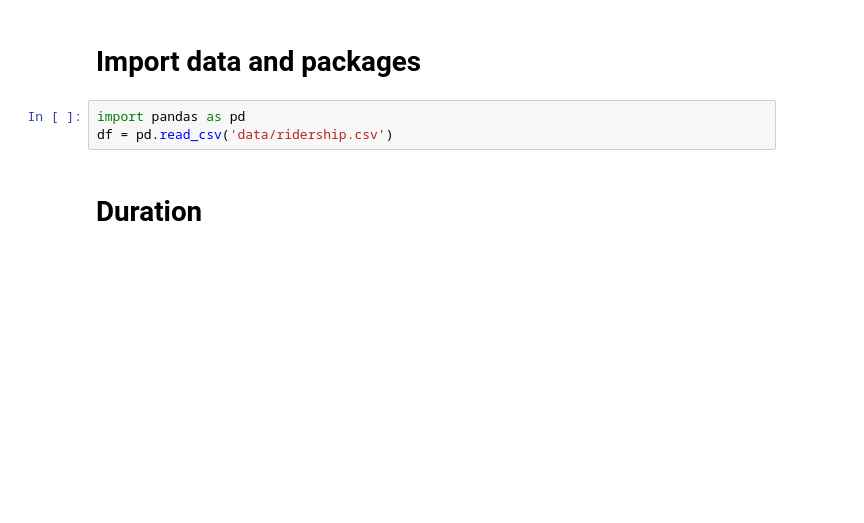
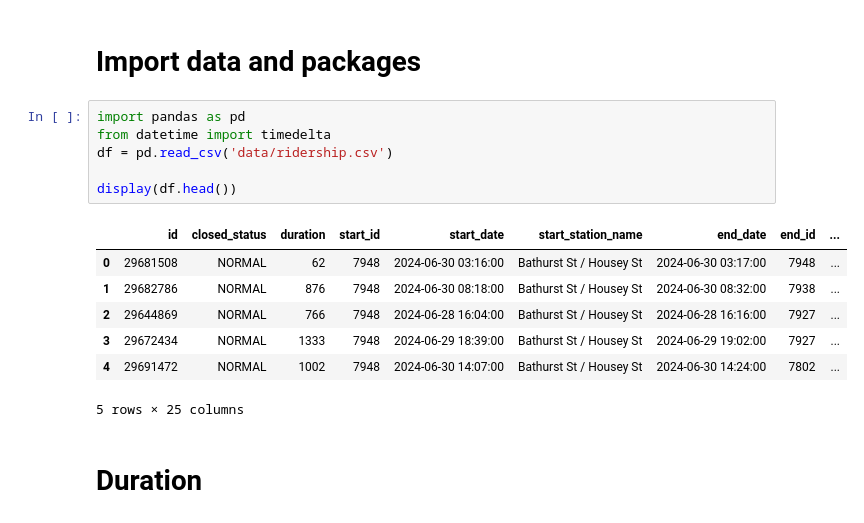
Before and after one commit to schoolofcities/bike-share-toronto, a Jupyter notebook: data-preparation/efit/aggregate.ipynb, the cells around one changed output. Drawn from its saved outputs; the diff is of its cells as text; blank space fills up the shorter version.

```diff
--- a/data-preparation/efit/aggregate.ipynb
+++ b/data-preparation/efit/aggregate.ipynb
@@ -4,7 +4,18 @@
 # Import data and packages
 # %%
 import pandas as pd
+from datetime import timedelta
 df = pd.read_csv('data/ridership.csv')
+
+display(df.head())
+# %% [output]
+|  | id | closed_status | duration | start_id | start_date | start_station_name | end_date | end_id | ... |
+| 0 | 29681508 | NORMAL | 62 | 7948 | 2024-06-30 03:16:00 | Bathurst St / Housey St | 2024-06-30 03:17:00 | 7948 | ... |
+| 1 | 29682786 | NORMAL | 876 | 7948 | 2024-06-30 08:18:00 | Bathurst St / Housey St | 2024-06-30 08:32:00 | 7938 | ... |
+| 2 | 29644869 | NORMAL | 766 | 7948 | 2024-06-28 16:04:00 | Bathurst St / Housey St | 2024-06-28 16:16:00 | 7927 | ... |
+| 3 | 29672434 | NORMAL | 1333 | 7948 | 2024-06-29 18:39:00 | Bathurst St / Housey St | 2024-06-29 19:02:00 | 7927 | ... |
+| 4 | 29691472 | NORMAL | 1002 | 7948 | 2024-06-30 14:07:00 | Bathurst St / Housey St | 2024-06-30 14:24:00 | 7802 | ... |
+5 rows × 25 columns
 # %% [markdown]
 # Duration
 # %% [markdown]
```
Also changed, not shown: parts of 10 cells of this notebook, 19 other files.
